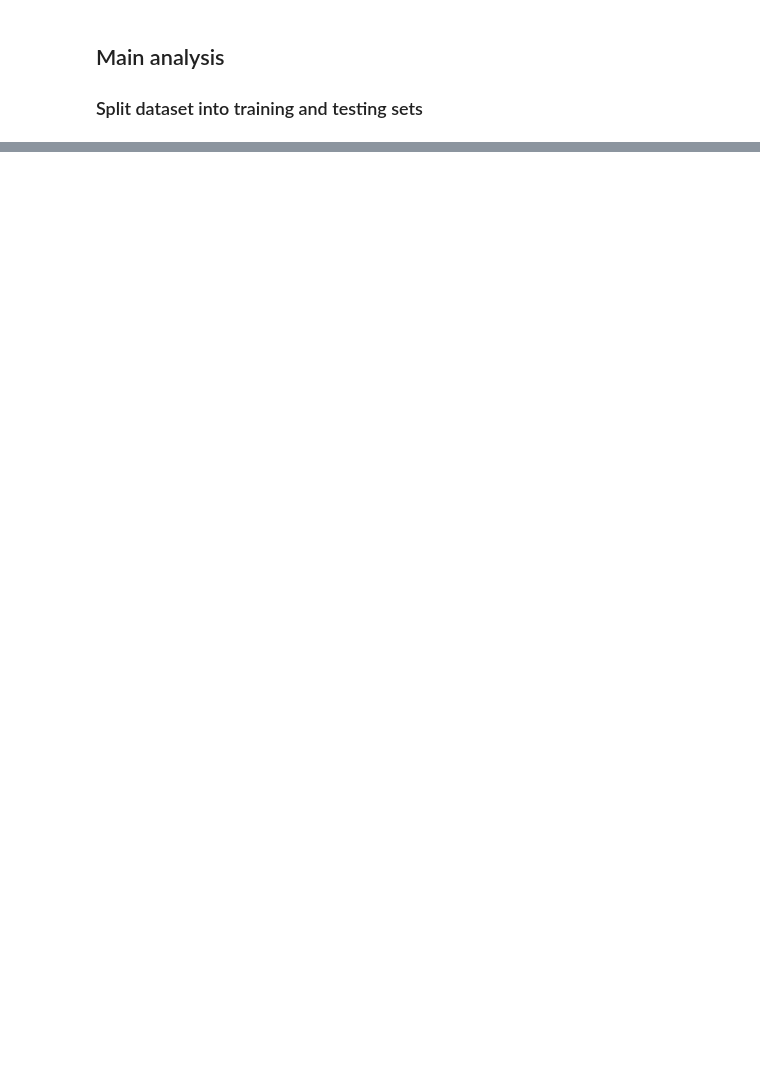
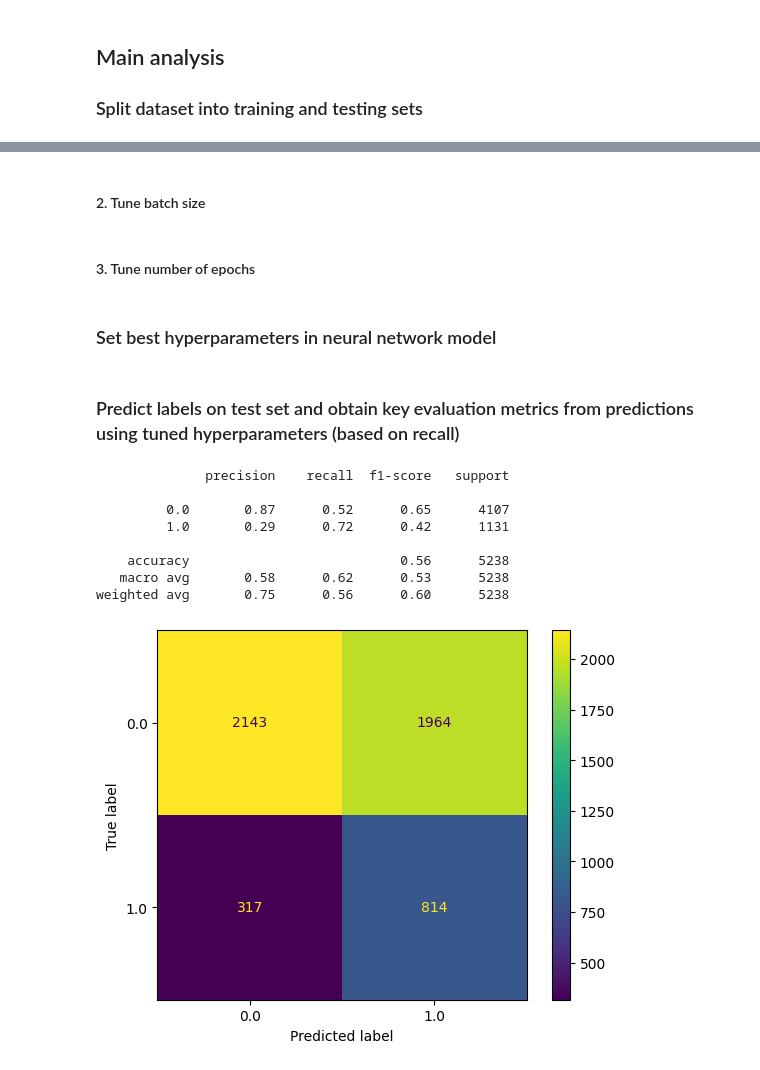
Before and after one commit to amylin1249/nypd-enforcement-gap, a Jupyter notebook: src/train_neural_network.ipynb, the cells around one changed output, grey strips where cells are left out. Drawn from its saved outputs; the diff is of its cells as text; code cells hidden in the pictures; blank space fills up the shorter version.

```diff
--- a/src/train_neural_network.ipynb
+++ b/src/train_neural_network.ipynb
@@ -111,0 +182,28 @@ Accuracy 0.769759476184845
+# %% [markdown]
+#### 2. Tune batch size
+# %% [markdown]
+#### 3. Tune number of epochs
+# %% [markdown]
+### Set best hyperparameters in neural network model
+# %% [markdown]
+### Predict labels on test set and obtain key evaluation metrics from predictions using tuned hyperparameters (based on recall)
+# %%
+y_pred = nn_model.predict(X_test)
+print(classification_report(y_test, y_pred))
+
+# Create a confusion matrix
+y_labels = np.unique(y_test)
+cm = confusion_matrix(y_test, y_pred, labels=y_labels)
+disp = ConfusionMatrixDisplay(confusion_matrix=cm, display_labels=y_labels)
+disp.plot()
+plt.show()
+# %% [output]
+              precision    recall  f1-score   support
+
+         0.0       0.87      0.52      0.65      4107
+         1.0       0.29      0.72      0.42      1131
+
+    accuracy                           0.56      5238
+   macro avg       0.58      0.62      0.53      5238
+weighted avg       0.75      0.56      0.60      5238
+[figure, added]
```
Also changed, not shown: parts of 13 cells of this notebook, 3 other files.
